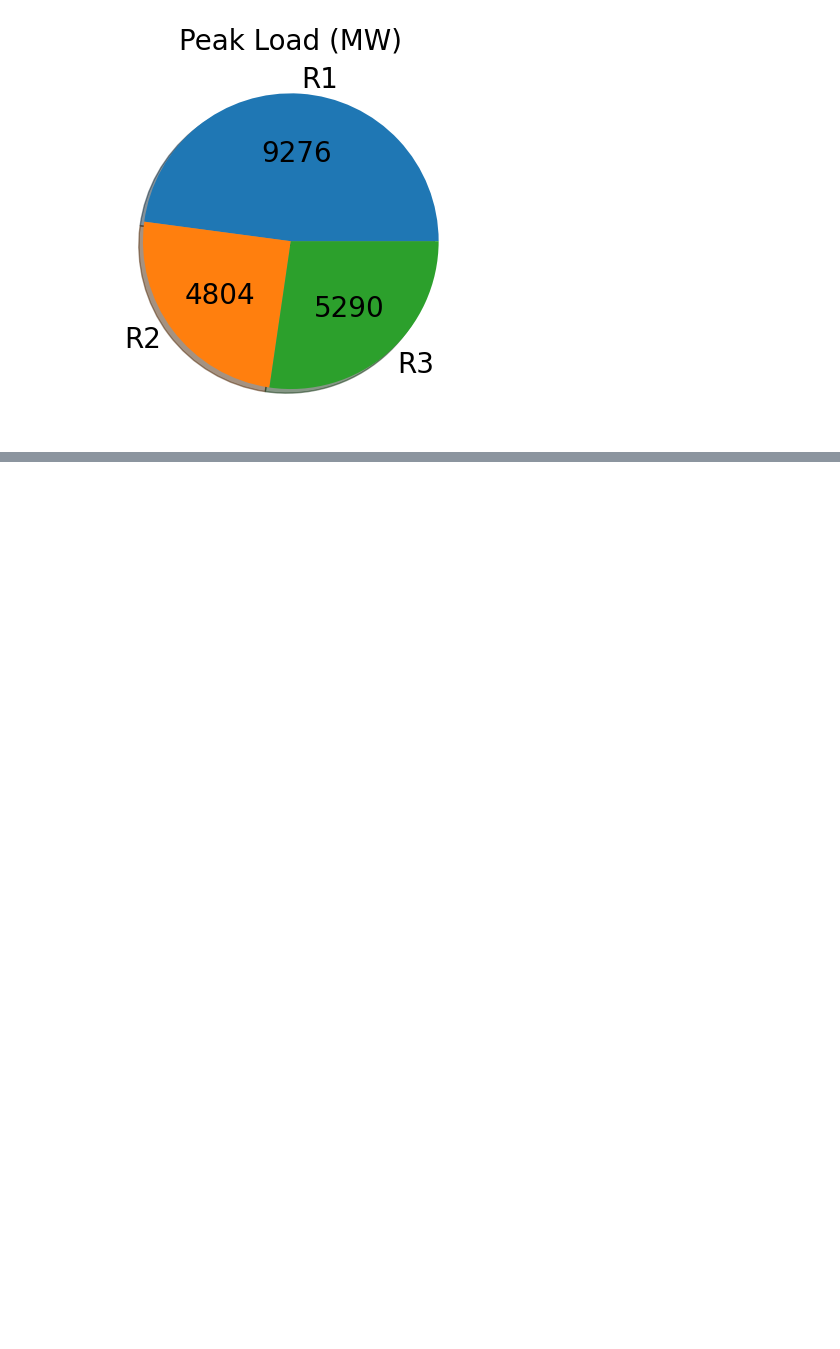
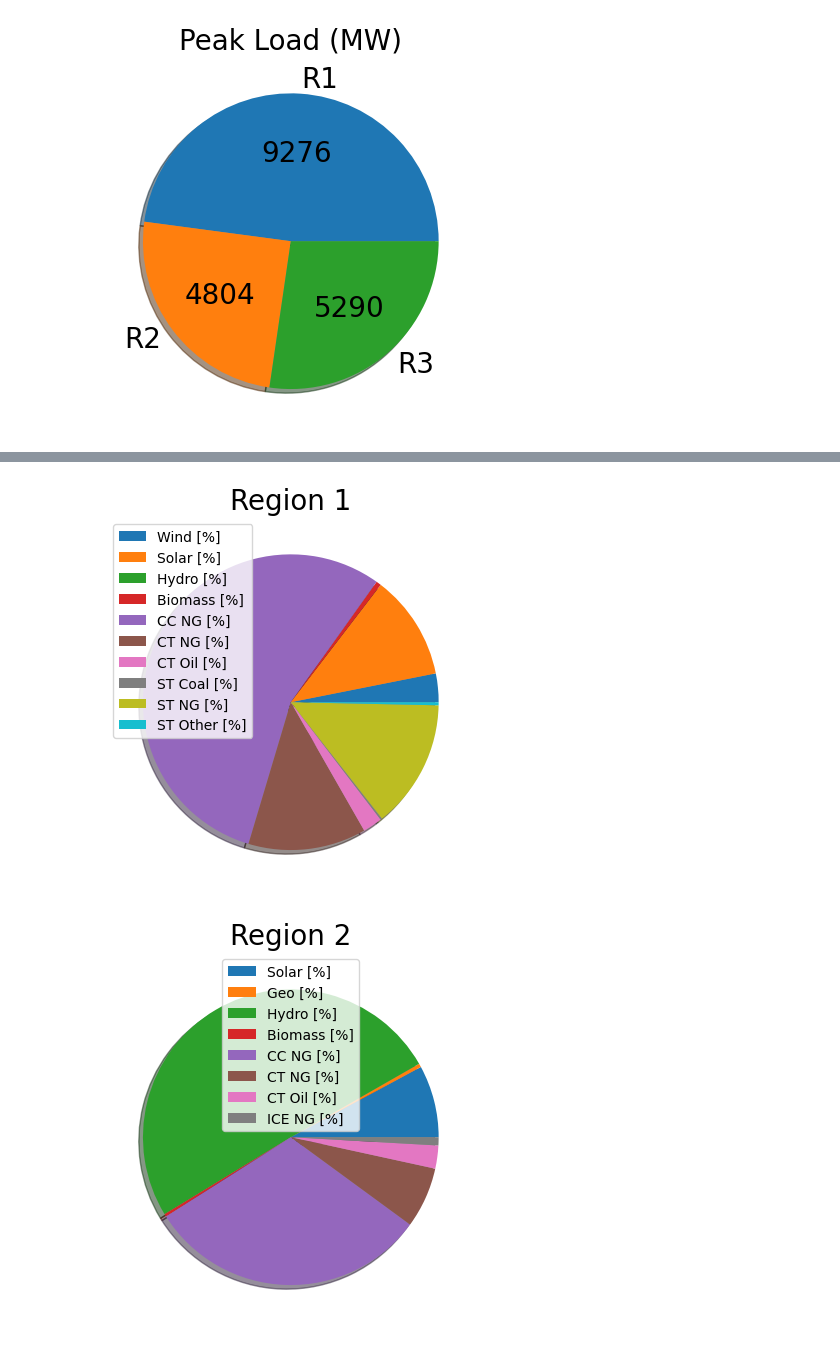
Before and after one commit to MauroGarciaLorenzo/datagen, a Jupyter notebook: Setup118/Setup NREL Vesion of 118 bus system.ipynb, the cells around one changed output, grey strips where cells are left out. Saved outputs shown, nothing was run; the diff lists cells and outputs as text; code cells hidden in the pictures; blank space fills up the shorter version.

```diff
--- a/Setup118/Setup NREL Vesion of 118 bus system.ipynb
+++ b/Setup118/Setup NREL Vesion of 118 bus system.ipynb
@@ -159,6 +167,15 @@ Generators
 | 325 | Wind 16 | node082 | Wind | 1 | 149.5 | 1 | ... |
 | 326 | Wind 17 | node082 | Wind | 1 | 149.5 | 1 | ... |
 327 rows × 10 columns
+# %%
+#%% Hydro data from plexos xsl
+plexos_data=pd.read_excel('plexos-export.xls',sheet_name='Properties')
+hydro_plants=[hydro for hydro in plexos_data['child_object'].unique() if hydro.startswith('Hydro')]
+Generators=Generators.rename(columns={'Generator Name':'GeneratorName'})
+
+for hydro_plant in hydro_plants:
+    max_capacity= plexos_data.query('child_object == @hydro_plant and property == "Max Capacity"')['value'].max()
+    Generators.loc[Generators.query('GeneratorName == @hydro_plant').index[0],'Max Capacity (MW)']=max_capacity
 # %%
 types_of_gens=Generators['Type'].unique()
 print(types_of_gens)
@@ -332,7 +410,0 @@ pie_plot(y,mylabels,title,labels_flag=1)
-# %%
-for r in range(1,len(reg_list)+1):
-    title='Region '+str(r)
-    y = regions_gen_perc.loc[r-1,types_of_gens][regions_gen_perc.loc[r-1,types_of_gens]!=0]
-    mylabels = y.index
-
-    pie_plot(y,mylabels,title,labels_flag=0)
@@ -785,19 +410,0 @@ Name: Capacity (MW), dtype: float64
-# %%
-title='Peak Load (MW)'
-y = regions_GC[title]
-mylabels = regions_GC['Region']
-
-pie_plot(y,mylabels,title,labels_flag=1)
-
-title='Capacity (MW)'
-y = regions_GC[title]
-mylabels = regions_GC['Region']
-
-pie_plot(y,mylabels,title,labels_flag=1)
-types_of_gens=[i.replace('(MW)','[%]') for i in TOT_SG+CIG]
-for r in range(1,len(reg_list)+1):
-    title='Region '+str(r)
-    y = regions_GC_gen_perc.loc[r-1,types_of_gens][regions_GC_gen_perc.loc[r-1,types_of_gens]!=0]
-    mylabels = y.index
-
-    pie_plot(y,mylabels,title,labels_flag=0)
@@ -849,0 +411,10 @@ regions_GC
+# %%
+for r in range(1,len(reg_list)+1):
+    title='Region '+str(r)
+    y = regions_gen_perc.loc[r-1,CIG_perc+TOT_SG_perc][regions_gen_perc.loc[r-1,CIG_perc+TOT_SG_perc]!=0]
+    mylabels = y.index
+
+    pie_plot(y,mylabels,title,labels_flag=0)
+# %% [output]
+[figure, added]
+[figure, added]
```
Also changed, not shown: parts of 66 cells of this notebook.
